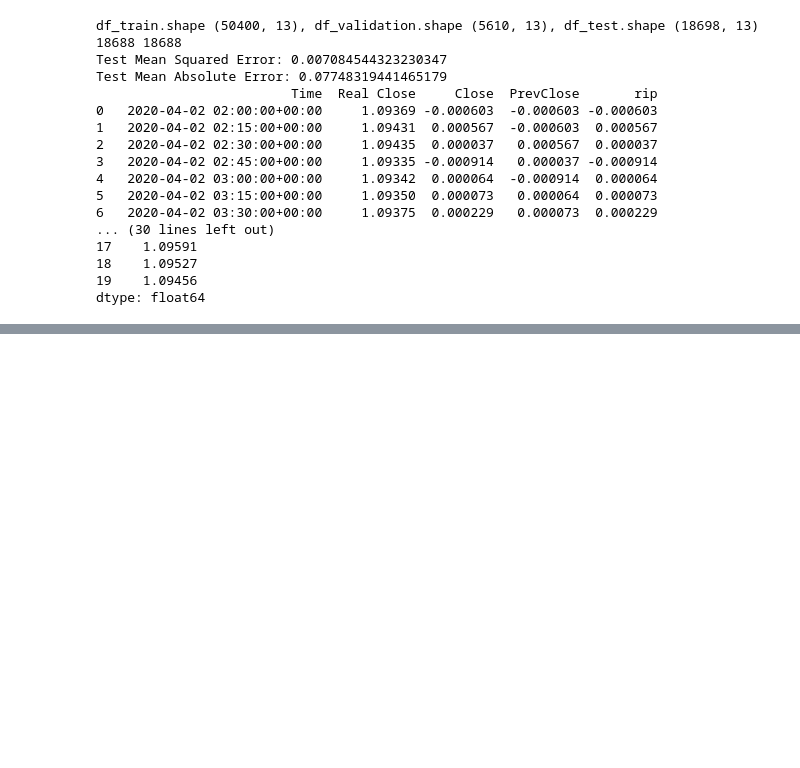
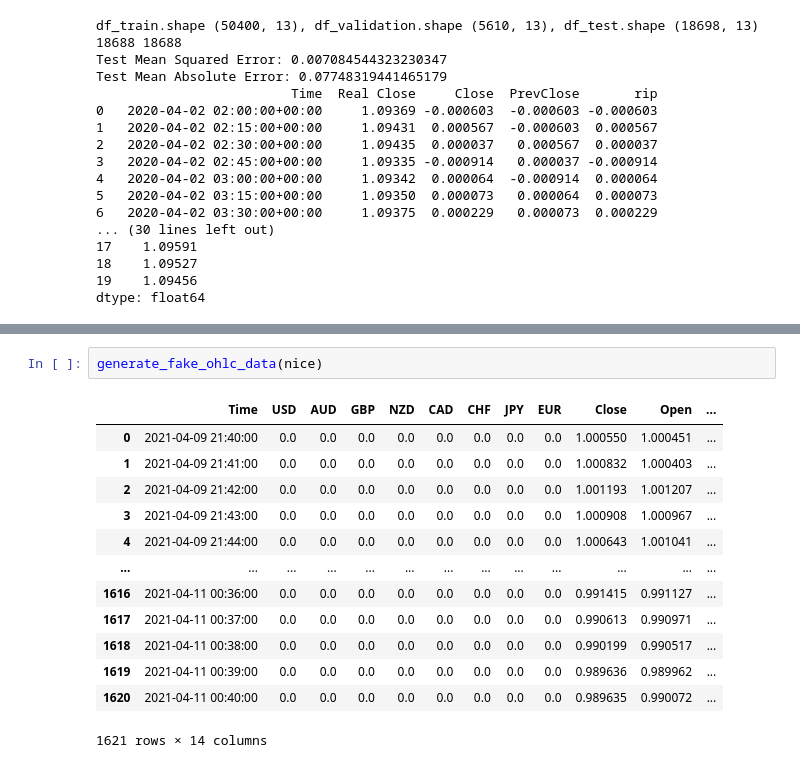
Before and after one commit to CheranMahalingam/Forex_Technical_Analysis_Platform, a Jupyter notebook: prediction_service/lstm_model/notebooks/Model Hypertuning.ipynb, the cells around one changed output, grey strips where cells are left out. Cells and saved outputs as stored; diff of their text form; blank space fills up the shorter version.

```diff
--- a/prediction_service/lstm_model/notebooks/Model Hypertuning.ipynb
+++ b/prediction_service/lstm_model/notebooks/Model Hypertuning.ipynb
@@ -273,0 +580,16 @@ dtype: float64
+# %%
+generate_fake_ohlc_data(nice)
+# %% [output]
+|  | Time | USD | AUD | GBP | NZD | CAD | CHF | JPY | EUR | Close | Open | ... |
+| 0 | 2021-04-09 21:40:00 | 0.0 | 0.0 | 0.0 | 0.0 | 0.0 | 0.0 | 0.0 | 0.0 | 1.000550 | 1.000451 | ... |
+| 1 | 2021-04-09 21:41:00 | 0.0 | 0.0 | 0.0 | 0.0 | 0.0 | 0.0 | 0.0 | 0.0 | 1.000832 | 1.000403 | ... |
+| 2 | 2021-04-09 21:42:00 | 0.0 | 0.0 | 0.0 | 0.0 | 0.0 | 0.0 | 0.0 | 0.0 | 1.001193 | 1.001207 | ... |
+| 3 | 2021-04-09 21:43:00 | 0.0 | 0.0 | 0.0 | 0.0 | 0.0 | 0.0 | 0.0 | 0.0 | 1.000908 | 1.000967 | ... |
+| 4 | 2021-04-09 21:44:00 | 0.0 | 0.0 | 0.0 | 0.0 | 0.0 | 0.0 | 0.0 | 0.0 | 1.000643 | 1.001041 | ... |
+| ... | ... | ... | ... | ... | ... | ... | ... | ... | ... | ... | ... | ... |
+| 1616 | 2021-04-11 00:36:00 | 0.0 | 0.0 | 0.0 | 0.0 | 0.0 | 0.0 | 0.0 | 0.0 | 0.991415 | 0.991127 | ... |
+| 1617 | 2021-04-11 00:37:00 | 0.0 | 0.0 | 0.0 | 0.0 | 0.0 | 0.0 | 0.0 | 0.0 | 0.990613 | 0.990971 | ... |
+| 1618 | 2021-04-11 00:38:00 | 0.0 | 0.0 | 0.0 | 0.0 | 0.0 | 0.0 | 0.0 | 0.0 | 0.990199 | 0.990517 | ... |
+| 1619 | 2021-04-11 00:39:00 | 0.0 | 0.0 | 0.0 | 0.0 | 0.0 | 0.0 | 0.0 | 0.0 | 0.989636 | 0.989962 | ... |
+| 1620 | 2021-04-11 00:40:00 | 0.0 | 0.0 | 0.0 | 0.0 | 0.0 | 0.0 | 0.0 | 0.0 | 0.989635 | 0.990072 | ... |
+1621 rows × 14 columns
```
Also changed, not shown: parts of 10 cells of this notebook, 12 other files.
